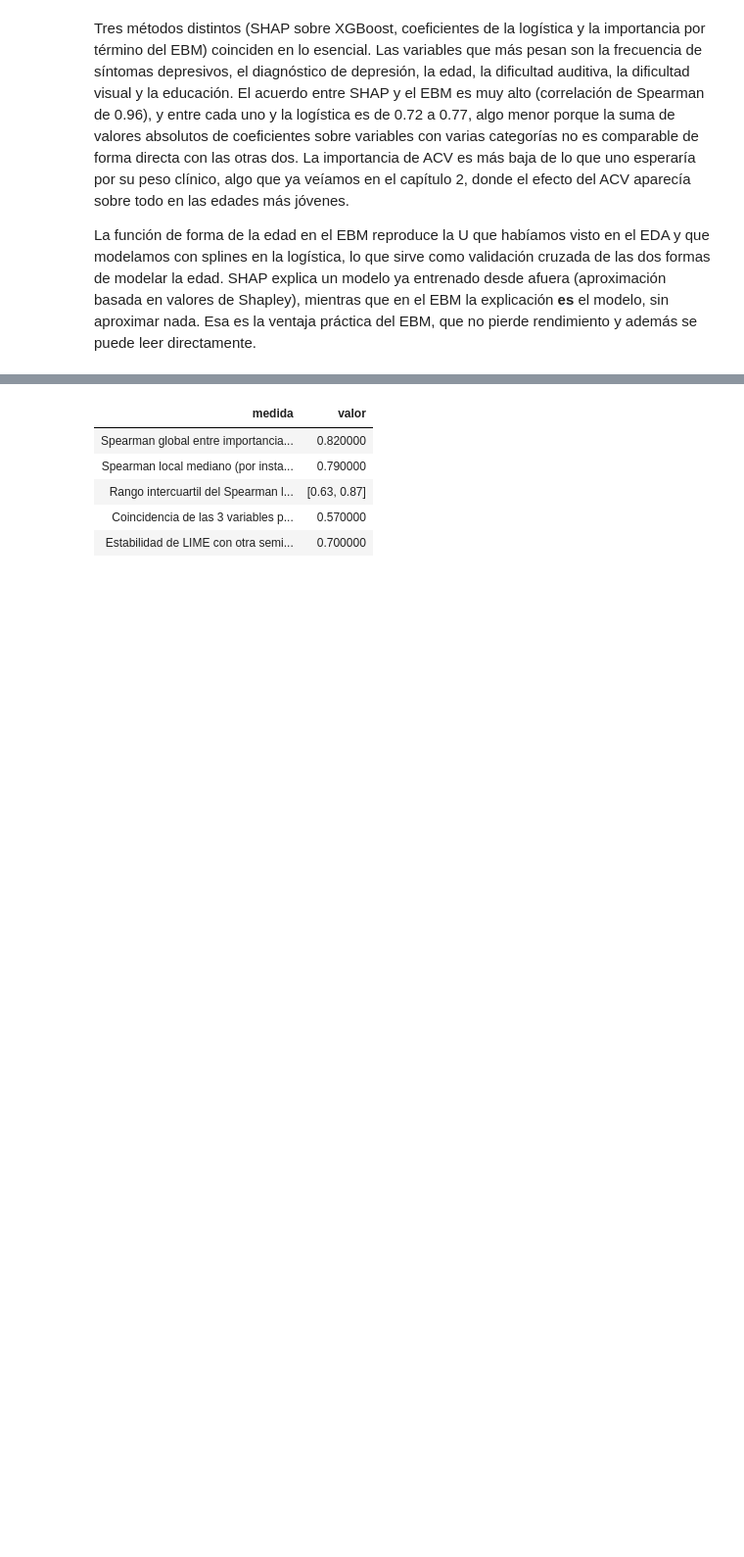
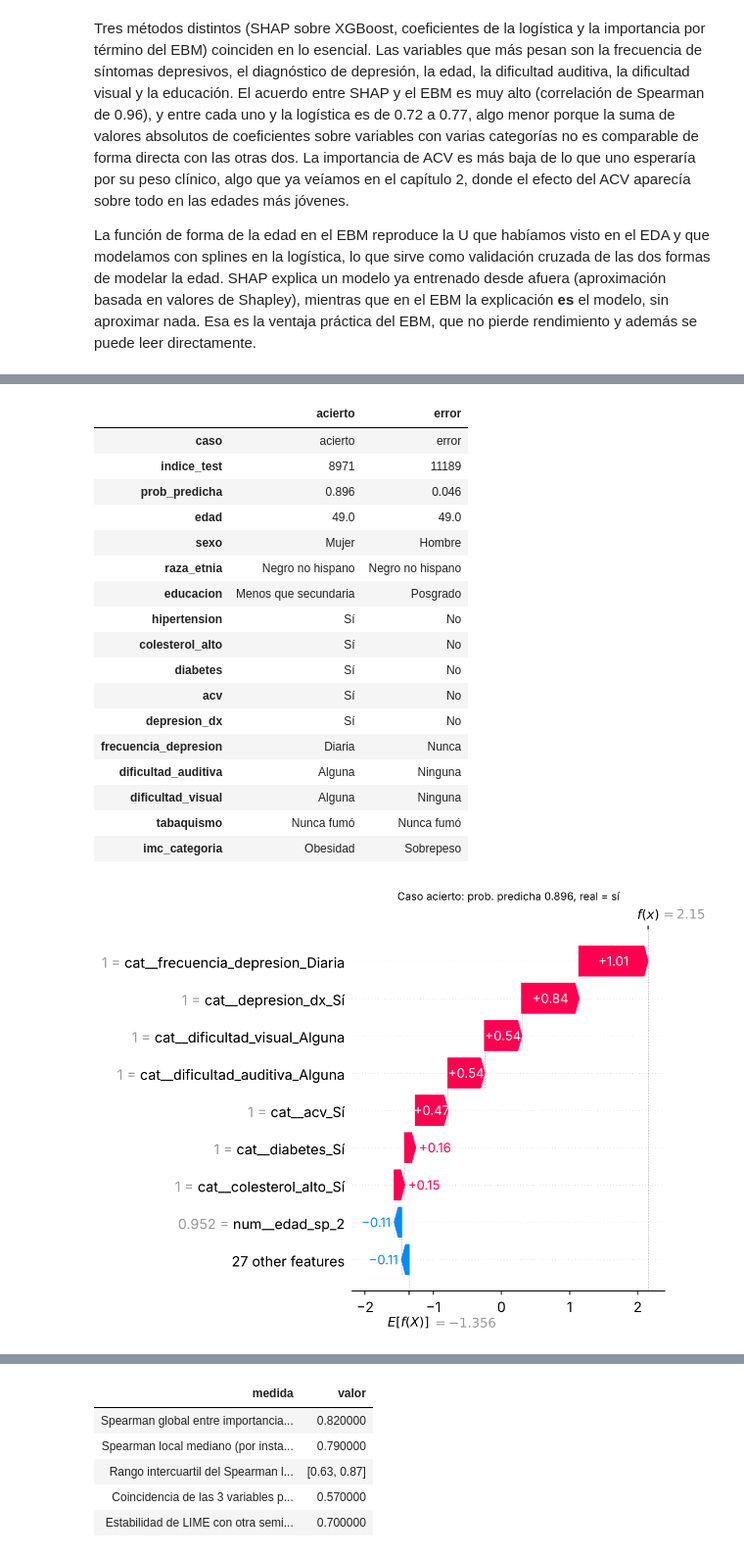
Before and after one commit to Ghuguetb/Proyecto-de-investigacion-ML-DCS, a Jupyter notebook: notebooks/05_benchmark.ipynb, the cells around one changed output, grey strips where cells are left out. Shown at 98% size. Cells and saved outputs as stored; diff of their text form; code cells hidden in the pictures; blank space fills up the shorter version.

```diff
--- a/notebooks/05_benchmark.ipynb
+++ b/notebooks/05_benchmark.ipynb
@@ -332,0 +461,24 @@ La función de forma de la edad en el EBM reproduce la U que habíamos visto en
+# %%
+display(pd.read_csv(RES / "shap_local_casos.csv").T.rename(columns={0: "acierto", 1: "error"}))
+display(Image(str(FIG / "shap_waterfall_acierto.png")))
+display(Image(str(FIG / "shap_waterfall_error.png")))
+# %% [output]
+|  | acierto | error |
+| caso | acierto | error |
+| indice_test | 8971 | 11189 |
+| prob_predicha | 0.896 | 0.046 |
+| edad | 49.0 | 49.0 |
+| sexo | Mujer | Hombre |
+| raza_etnia | Negro no hispano | Negro no hispano |
+| educacion | Menos que secundaria | Posgrado |
+| hipertension | Sí | No |
+| colesterol_alto | Sí | No |
+| diabetes | Sí | No |
+| acv | Sí | No |
+| depresion_dx | Sí | No |
+| frecuencia_depresion | Diaria | Nunca |
+| dificultad_auditiva | Alguna | Ninguna |
+| dificultad_visual | Alguna | Ninguna |
+| tabaquismo | Nunca fumó | Nunca fumó |
+| imc_categoria | Obesidad | Sobrepeso |
+[figure, added]
```
Also changed, not shown: parts of 21 cells of this notebook, 16 other files.
